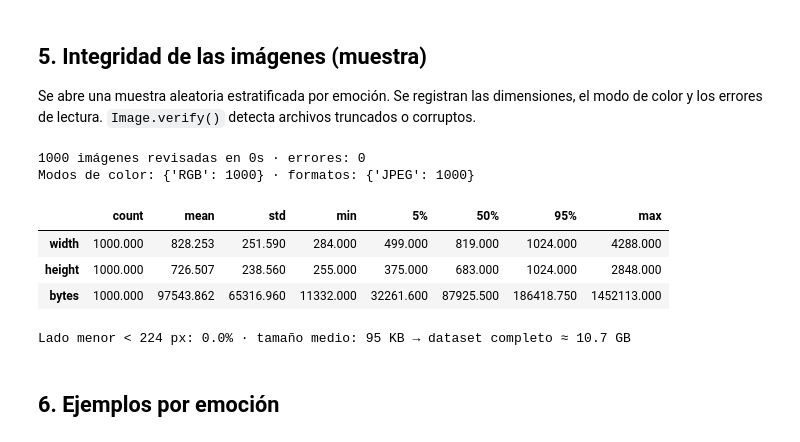
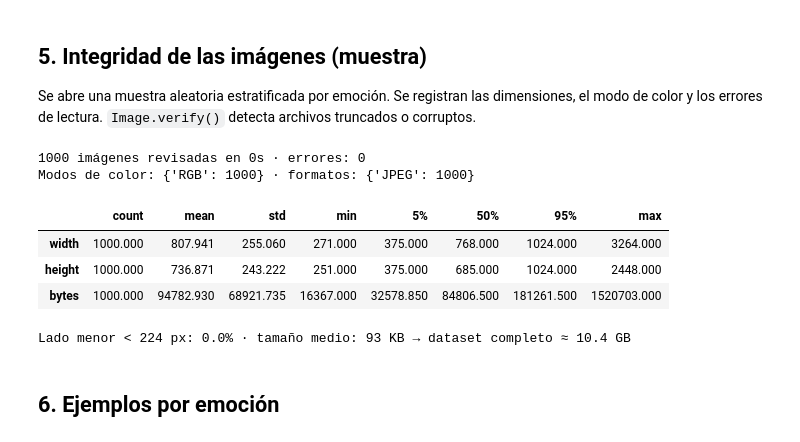
Before and after one commit to Nacho1240/publicity_analysis, a Jupyter notebook: 08_emoset_carga.ipynb, the cells around one changed output. Saved outputs shown, nothing was run; the diff lists cells and outputs as text; code cells hidden in the pictures.

Commit message:
copia local

```diff
--- a/08_emoset_carga.ipynb
+++ b/08_emoset_carga.ipynb
@@ -56,20 +61,22 @@ except ImportError:
     DRIVE_ROOT = next((c for c in cands if os.path.isdir(c)), '.')
 
 EMOSET_DIR = os.path.join(DRIVE_ROOT, 'emoset')
-ROOT = os.path.join(EMOSET_DIR, 'EmoSet-118K')
 ZIP_PATH = os.path.join(EMOSET_DIR, 'EmoSet-118K.zip')
+# La carpeta descomprimida NO se guarda en Drive (236.000 archivos saturan la sincronización).
+# Fuera de Colab se usa una copia local en ~/datasets.
+LOCAL_ROOT = os.path.expanduser('~/datasets/EmoSet-118K')
+ROOT = LOCAL_ROOT
 INDEX_CSV = os.path.join(EMOSET_DIR, 'emoset_index.csv')   # caché de las anotaciones
 OUT = os.path.join(DRIVE_ROOT, 'resultados', 'emoset')
 os.makedirs(OUT, exist_ok=True)
 
-# En Colab, abrir miles de archivos pequeños en Drive es muy lento (cada uno es una petición).
-# Leer desde el .zip es mucho más rápido: es un solo archivo grande del que se leen solo las partes necesarias.
-#   FUENTE = 'zip'     → revisión y anotaciones desde EmoSet-118K.zip (por defecto en Colab)
-#   FUENTE = 'carpeta' → desde la carpeta EmoSet-118K descomprimida (por defecto fuera de Colab)
-FUENTE = 'zip' if IN_COLAB and os.path.exists(ZIP_PATH) else 'carpeta'
+# Fuente de los archivos:
+#   'zip'     → se leen desde EmoSet-118K.zip en Drive (Colab). Rápido: un solo archivo grande.
+#   'carpeta' → desde la carpeta descomprimida ROOT (Mac en ~/datasets, o Colab con COPIA_LOCAL).
+FUENTE = 'carpeta' if os.path.isdir(ROOT) else 'zip'
 
-# Para ENTRENAR en Colab: True descomprime el .zip en /content (disco local de la VM,
-# unos 10–15 min, una vez por sesión) y todas las rutas apuntan ahí.
+# Para ENTRENAR en Colab: True descomprime el .zip en el disco de la VM (/content),
+# unos 10–15 min una vez por sesión, y todas las rutas apuntan ahí.
 COPIA_LOCAL = False
 N_CHECK = 1000   # imágenes que se abren para verificar integridad (None = todas; lento)
 SEED = 0
@@ -83,13 +90,14 @@ if IN_COLAB and COPIA_LOCAL:
         print(f'Copia local lista en {time.time() - t:.0f}s')
     ROOT, FUENTE = local, 'carpeta'
 
-# Acceso a archivos por ruta relativa ('image/awe/awe_00001.jpg'), sea cual sea la fuente
 if FUENTE == 'zip':
+    assert os.path.exists(ZIP_PATH), f'No se encontró {ZIP_PATH}'
     t = time.time()
     ZIP = zipfile.ZipFile(ZIP_PATH)
     ZIP_NAMES = {n for n in ZIP.namelist() if not n.endswith('/')}
     print(f'Índice del zip leído en {time.time() - t:.1f}s ({len(ZIP_NAMES)} archivos)')
 
+# Acceso a archivos por ruta relativa ('image/awe/awe_00001.jpg'), sea cual sea la fuente
 def existe(rel):
     if FUENTE == 'zip':
         return rel in ZIP_NAMES or any(n.startswith(rel.rstrip('/') + '/') for n in ZIP_NAMES)
@@ -105,8 +113,10 @@ def abrir_imagen(rel):
     return Image.open(io.BytesIO(leer(rel)))
 
 def ruta(p):
-    # Rutas relativas a la carpeta de Drive, para no mostrar la ruta local completa
-    return p.replace(DRIVE_ROOT, 'publicity_analysis') if p.startswith(DRIVE_ROOT) else p
+    # Rutas abreviadas, para no mostrar la ruta local completa
+    if p.startswith(DRIVE_ROOT):
+        return p.replace(DRIVE_ROOT, 'publicity_analysis (Drive)')
+    return p.replace(os.path.expanduser('~'), '~')
 
 print('Fuente de datos:', FUENTE, '→', ruta(ZIP_PATH if FUENTE == 'zip' else ROOT))
 print('Resultados en:', ruta(OUT))
@@ -342,38 +352,36 @@ pd.DataFrame({'escena': top('scene'), 'objeto': top('object', explode=True),
 
 Se abre una muestra aleatoria estratificada por emoción. Se registran las dimensiones, el modo de color y los errores de lectura. `Image.verify()` detecta archivos truncados o corruptos.
 # %%
-muestra = (ann.groupby('emotion', group_keys=False)
-              .apply(lambda g: g.sample(min(len(g), -(-N_CHECK // len(EMOTIONS))), random_state=SEED))
-           if N_CHECK else ann)
+muestra = ann.groupby('emotion').sample(n=-(-N_CHECK // len(EMOTIONS)), random_state=SEED) if N_CHECK else ann
 t0, rows = time.time(), []
 for p in muestra['image']:
     try:
         data = leer(p)
         with Image.open(io.BytesIO(data)) as im:
             w, h, mode, fmt = *im.size, im.mode, im.format
             im.verify()
         rows.append({'image': p, 'width': w, 'height': h, 'mode': mode, 'format': fmt,
                      'bytes': len(data), 'error': None})
     except Exception as e:
         rows.append({'image': p, 'error': f'{type(e).__name__}: {e}'})
 img = pd.DataFrame(rows).merge(ann[['image', 'emotion']], on='image')
 print(f'{len(img)} imágenes revisadas en {time.time() - t0:.0f}s · errores: {img["error"].notna().sum()}')
 if img['error'].notna().any():
     display(img[img['error'].notna()])
 
 ok = img[img['error'].isna()]
 print('Modos de color:', ok['mode'].value_counts().to_dict(), '· formatos:', ok['format'].value_counts().to_dict())
 display(ok[['width', 'height', 'bytes']].describe(percentiles=[0.05, 0.5, 0.95]).T)
 print(f"Lado menor < 224 px: {(ok[['width', 'height']].min(axis=1) < 224).mean():.1%} · "
       f"tamaño medio: {ok['bytes'].mean() / 1024:.0f} KB → dataset completo ≈ {ok['bytes'].mean() * len(ann) / 1024**3:.1f} GB")
 # %% [output]
 1000 imágenes revisadas en 0s · errores: 0
 Modos de color: {'RGB': 1000} · formatos: {'JPEG': 1000}
 |  | count | mean | std | min | 5% | 50% | 95% | max |
-| width | 1000.000 | 828.253 | 251.590 | 284.000 | 499.000 | 819.000 | 1024.000 | 4288.000 |
-| height | 1000.000 | 726.507 | 238.560 | 255.000 | 375.000 | 683.000 | 1024.000 | 2848.000 |
-| bytes | 1000.000 | 97543.862 | 65316.960 | 11332.000 | 32261.600 | 87925.500 | 186418.750 | 1452113.000 |
+| width | 1000.000 | 807.941 | 255.060 | 271.000 | 375.000 | 768.000 | 1024.000 | 3264.000 |
+| height | 1000.000 | 736.871 | 243.222 | 251.000 | 375.000 | 685.000 | 1024.000 | 2448.000 |
+| bytes | 1000.000 | 94782.930 | 68921.735 | 16367.000 | 32578.850 | 84806.500 | 181261.500 | 1520703.000 |
-Lado menor < 224 px: 0.0% · tamaño medio: 95 KB → dataset completo ≈ 10.7 GB
+Lado menor < 224 px: 0.0% · tamaño medio: 93 KB → dataset completo ≈ 10.4 GB
 # %% [markdown]
 ## 6. Ejemplos por emoción
 # %%
```
Also changed, not shown: parts of 6 cells of this notebook.
